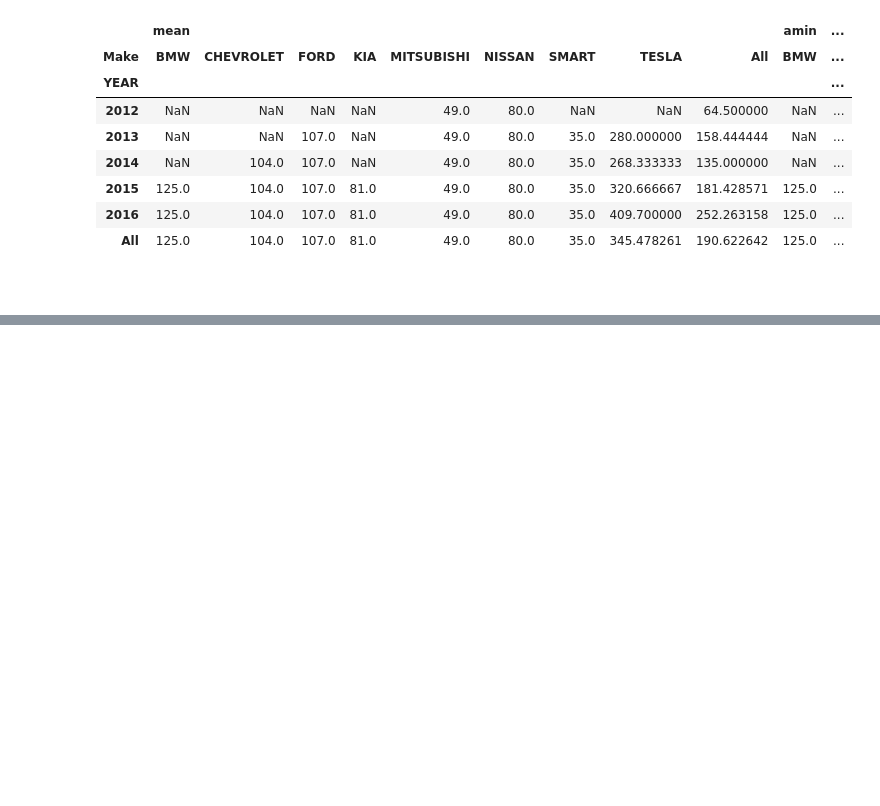
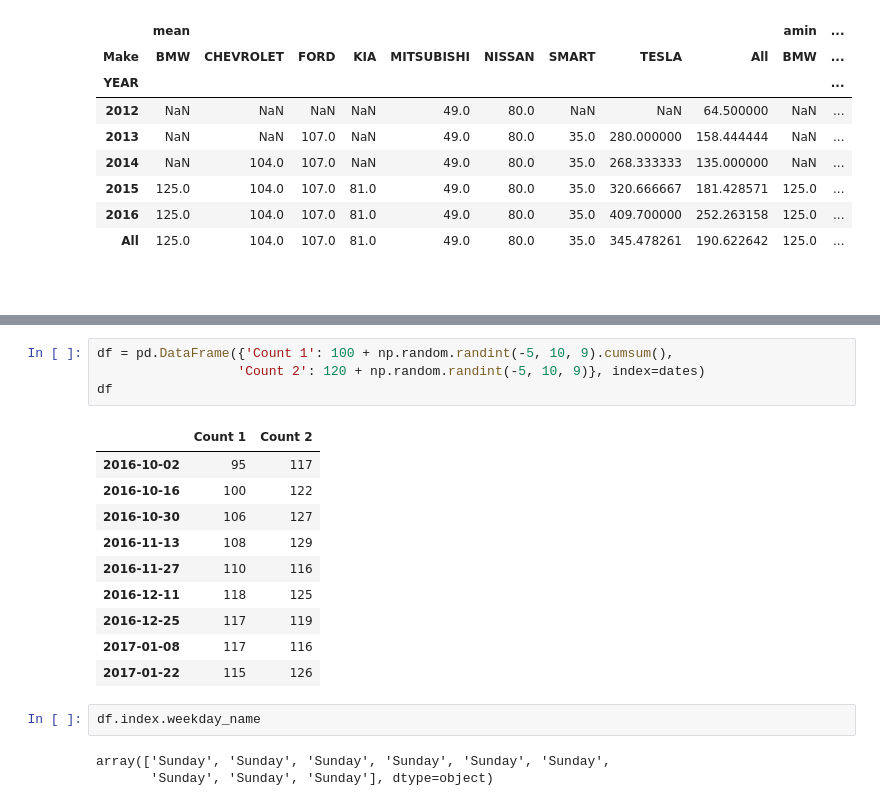
Before and after one commit to bgroveben/coursera_python_fundamentals, a Jupyter notebook: my_week_3.ipynb, the cells around one changed output, grey strips where cells are left out. Cells and saved outputs as stored; diff of their text form; blank space fills up the shorter version.

```diff
--- a/my_week_3.ipynb
+++ b/my_week_3.ipynb
@@ -731,0 +825,20 @@ df.pivot_table(values='(kW)', index='YEAR', columns='Make', aggfunc=[np.mean,np.
+# %%
+df = pd.DataFrame({'Count 1': 100 + np.random.randint(-5, 10, 9).cumsum(),
+                  'Count 2': 120 + np.random.randint(-5, 10, 9)}, index=dates)
+df
+# %% [output]
+|  | Count 1 | Count 2 |
+| 2016-10-02 | 95 | 117 |
+| 2016-10-16 | 100 | 122 |
+| 2016-10-30 | 106 | 127 |
+| 2016-11-13 | 108 | 129 |
+| 2016-11-27 | 110 | 116 |
+| 2016-12-11 | 118 | 125 |
+| 2016-12-25 | 117 | 119 |
+| 2017-01-08 | 117 | 116 |
+| 2017-01-22 | 115 | 126 |
+# %%
+df.index.weekday_name
+# %% [output]
+array(['Sunday', 'Sunday', 'Sunday', 'Sunday', 'Sunday', 'Sunday',
+       'Sunday', 'Sunday', 'Sunday'], dtype=object)
```
Also changed, not shown: parts of 31 cells of this notebook, 2 other files.
